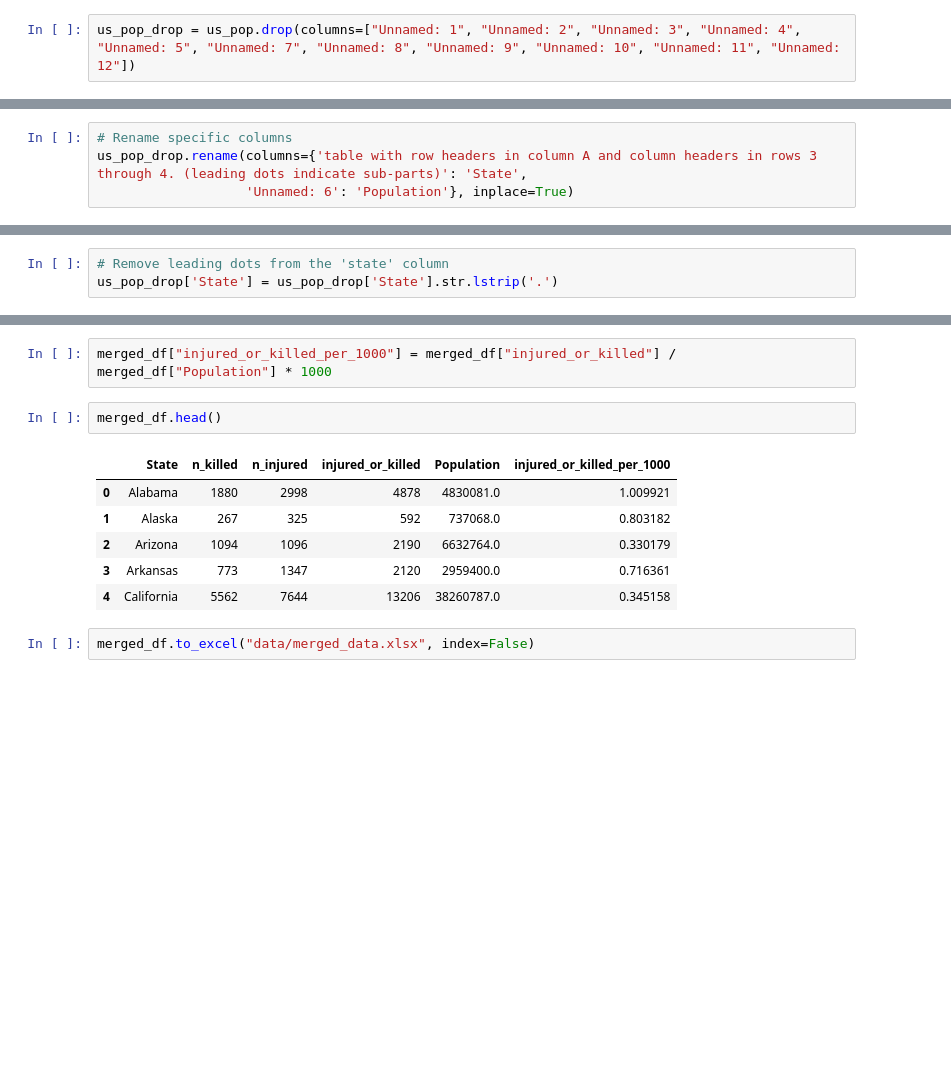
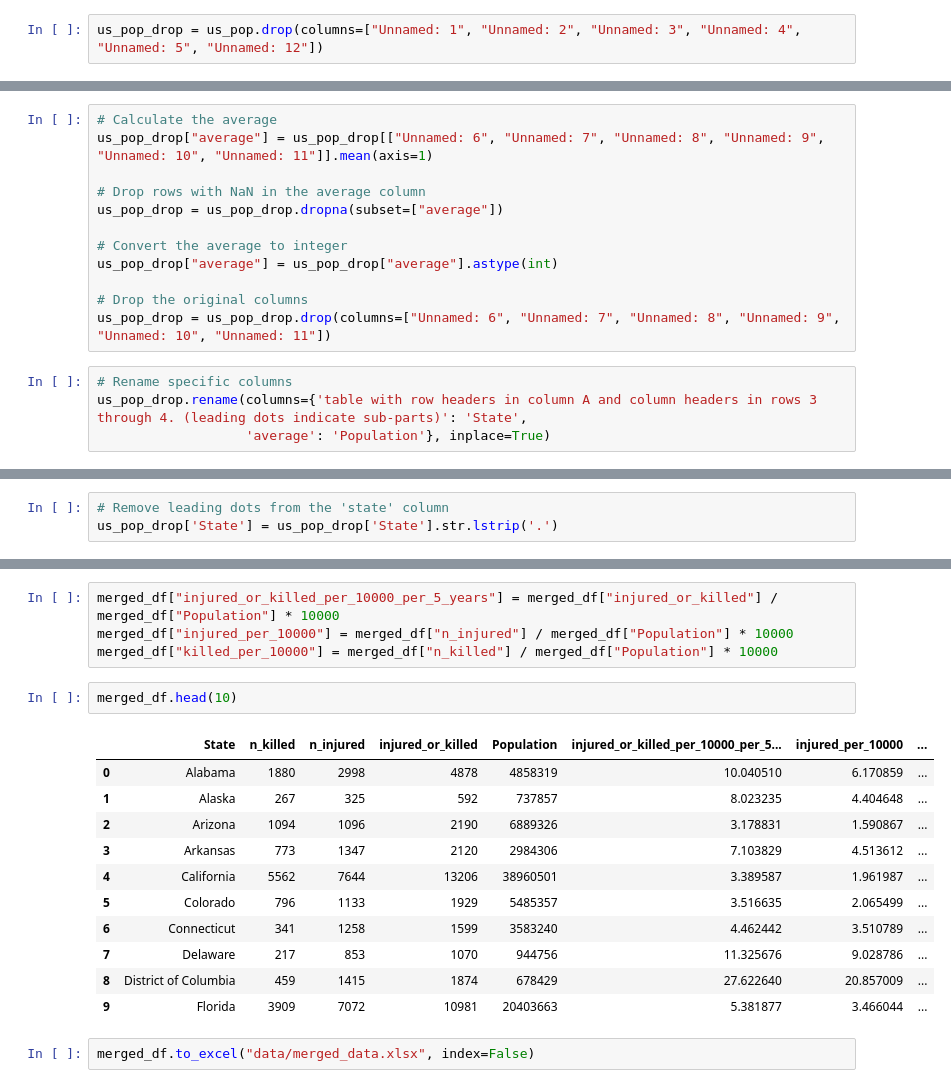
Before and after one commit to julek987/DSLab, a Jupyter notebook: sample.ipynb, the cells around one changed output, grey strips where cells are left out. Drawn from its saved outputs; the diff is of its cells as text; blank space fills up the shorter version.

```diff
--- a/sample.ipynb
+++ b/sample.ipynb
@@ -132,7 +136,7 @@ us_pop.head()
 | 3 | United States | 308745538 | 308758105 | 309321666 | 311556874.0 | 313830990.0 | 315993715.0 | ... |
 | 4 | Northeast | 55317240 | 55318443 | 55380134 | 55604223.0 | 55775216.0 | 55901806.0 | ... |
 # %%
-us_pop_drop = us_pop.drop(columns=["Unnamed: 1", "Unnamed: 2", "Unnamed: 3", "Unnamed: 4", "Unnamed: 5", "Unnamed: 7", "Unnamed: 8", "Unnamed: 9", "Unnamed: 10", "Unnamed: 11", "Unnamed: 12"])
+us_pop_drop = us_pop.drop(columns=["Unnamed: 1", "Unnamed: 2", "Unnamed: 3", "Unnamed: 4", "Unnamed: 5", "Unnamed: 12"])
 # %%
 us_pop_drop.head()
 # %% [output]
@@ -156,7 +160,19 @@ us_pop_drop.head()
+# %%
+# Calculate the average
+us_pop_drop["average"] = us_pop_drop[["Unnamed: 6", "Unnamed: 7", "Unnamed: 8", "Unnamed: 9", "Unnamed: 10", "Unnamed: 11"]].mean(axis=1)
+
+# Drop rows with NaN in the average column
+us_pop_drop = us_pop_drop.dropna(subset=["average"])
+
+# Convert the average to integer
+us_pop_drop["average"] = us_pop_drop["average"].astype(int)
+
+# Drop the original columns
+us_pop_drop = us_pop_drop.drop(columns=["Unnamed: 6", "Unnamed: 7", "Unnamed: 8", "Unnamed: 9", "Unnamed: 10", "Unnamed: 11"])
 # %%
 # Rename specific columns
 us_pop_drop.rename(columns={'table with row headers in column A and column headers in rows 3 through 4. (leading dots indicate sub-parts)': 'State',
-                   'Unnamed: 6': 'Population'}, inplace=True)
+                   'average': 'Population'}, inplace=True)
 # %%
 us_pop_drop.head()
 # %% [output]
@@ -203,13 +219,20 @@ merged_df.head()
 # %%
-merged_df["injured_or_killed_per_1000"] = merged_df["injured_or_killed"] / merged_df["Population"] * 1000
+merged_df["injured_or_killed_per_10000_per_5_years"] = merged_df["injured_or_killed"] / merged_df["Population"] * 10000
+merged_df["injured_per_10000"] = merged_df["n_injured"] / merged_df["Population"] * 10000
+merged_df["killed_per_10000"] = merged_df["n_killed"] / merged_df["Population"] * 10000
 # %%
-merged_df.head()
+merged_df.head(10)
 # %% [output]
-|  | State | n_killed | n_injured | injured_or_killed | Population | injured_or_killed_per_1000 |
-| 0 | Alabama | 1880 | 2998 | 4878 | 4830081.0 | 1.009921 |
-| 1 | Alaska | 267 | 325 | 592 | 737068.0 | 0.803182 |
-| 2 | Arizona | 1094 | 1096 | 2190 | 6632764.0 | 0.330179 |
-| 3 | Arkansas | 773 | 1347 | 2120 | 2959400.0 | 0.716361 |
-| 4 | California | 5562 | 7644 | 13206 | 38260787.0 | 0.345158 |
+|  | State | n_killed | n_injured | injured_or_killed | Population | injured_or_killed_per_10000_per_5... | injured_per_10000 | ... |
+| 0 | Alabama | 1880 | 2998 | 4878 | 4858319 | 10.040510 | 6.170859 | ... |
+| 1 | Alaska | 267 | 325 | 592 | 737857 | 8.023235 | 4.404648 | ... |
+| 2 | Arizona | 1094 | 1096 | 2190 | 6889326 | 3.178831 | 1.590867 | ... |
+| 3 | Arkansas | 773 | 1347 | 2120 | 2984306 | 7.103829 | 4.513612 | ... |
+| 4 | California | 5562 | 7644 | 13206 | 38960501 | 3.389587 | 1.961987 | ... |
+| 5 | Colorado | 796 | 1133 | 1929 | 5485357 | 3.516635 | 2.065499 | ... |
+| 6 | Connecticut | 341 | 1258 | 1599 | 3583240 | 4.462442 | 3.510789 | ... |
+| 7 | Delaware | 217 | 853 | 1070 | 944756 | 11.325676 | 9.028786 | ... |
+| 8 | District of Columbia | 459 | 1415 | 1874 | 678429 | 27.622640 | 20.857009 | ... |
+| 9 | Florida | 3909 | 7072 | 10981 | 20403663 | 5.381877 | 3.466044 | ... |
 # %%
 merged_df.to_excel("data/merged_data.xlsx", index=False)
```
Also changed, not shown: parts of 29 cells of this notebook, 2 other files.
